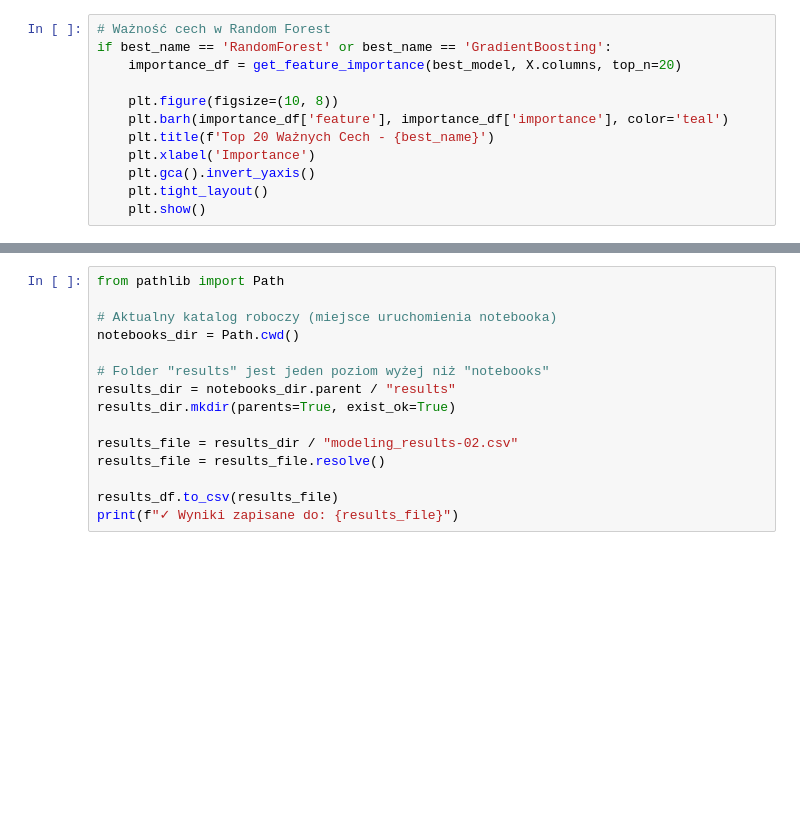
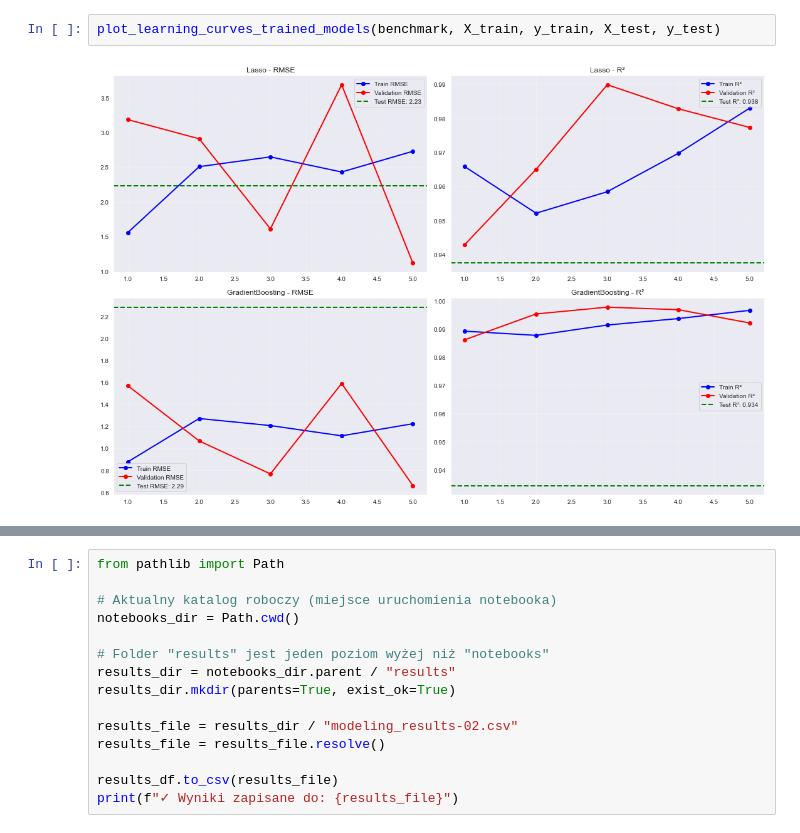
Before and after one commit to Jo-llama/Campus-Buildings-Energy-Consumption-Forecasting, a Jupyter notebook: notebooks/04_modeling.ipynb, the cells around one changed output, grey strips where cells are left out. Drawn from its saved outputs; the diff is of its cells as text; blank space fills up the shorter version.

Commit message:
poprawione dane do modeli benchmarkowych. wizki, pierwsze obserwacje

```diff
--- a/notebooks/04_modeling.ipynb
+++ b/notebooks/04_modeling.ipynb
@@ -144,12 +148,4 @@ plt.show()
-# %%
-# Ważność cech w Random Forest
-if best_name == 'RandomForest' or best_name == 'GradientBoosting':
-    importance_df = get_feature_importance(best_model, X.columns, top_n=20)
-
-    plt.figure(figsize=(10, 8))
-    plt.barh(importance_df['feature'], importance_df['importance'], color='teal')
-    plt.title(f'Top 20 Ważnych Cech - {best_name}')
-    plt.xlabel('Importance')
-    plt.gca().invert_yaxis()
-    plt.tight_layout()
-    plt.show()
+# %%
+plot_learning_curves_trained_models(benchmark, X_train, y_train, X_test, y_test)
+# %% [output]
+[figure, added]
```
Also changed, not shown: parts of 9 cells of this notebook, 4 other files.
